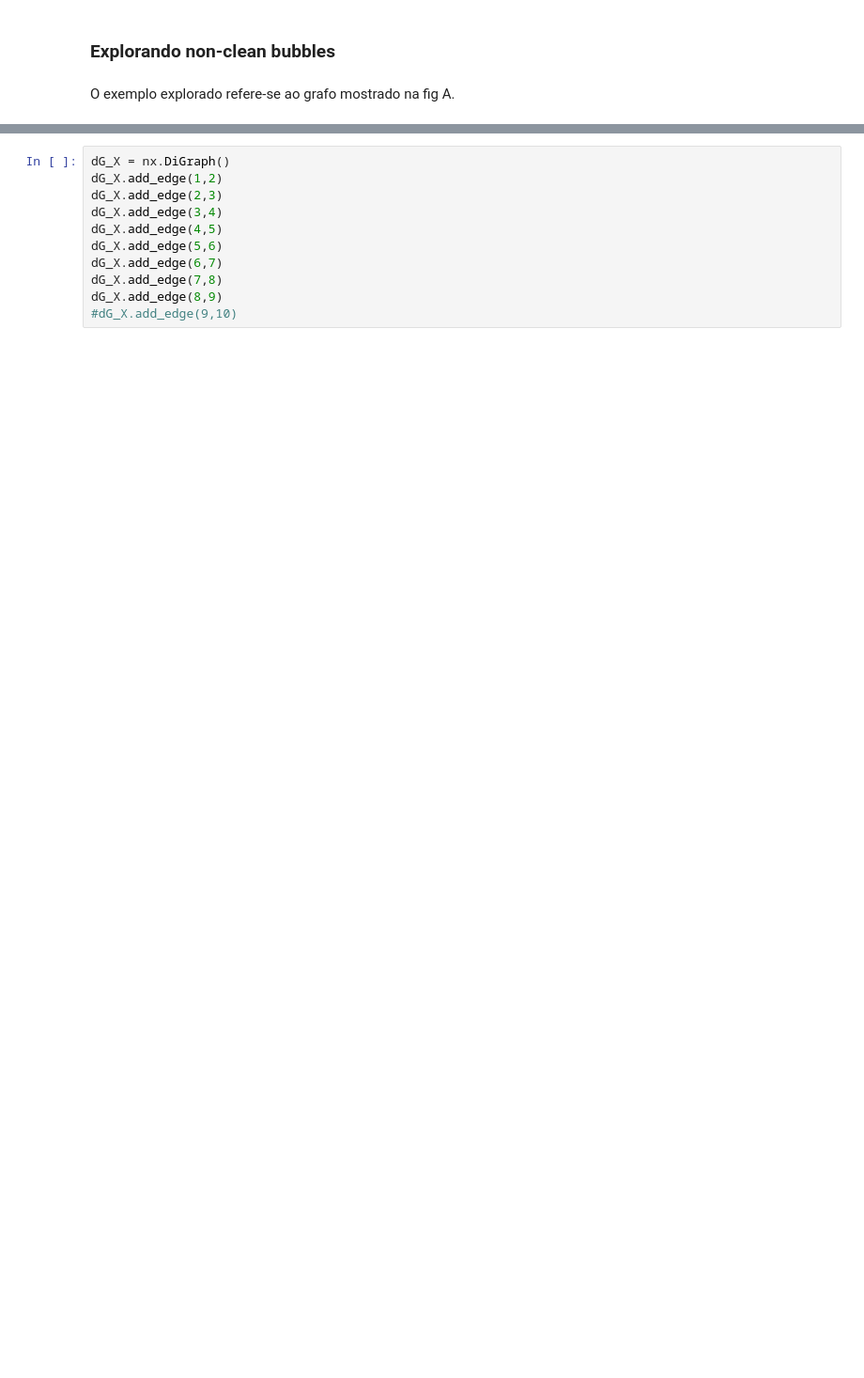
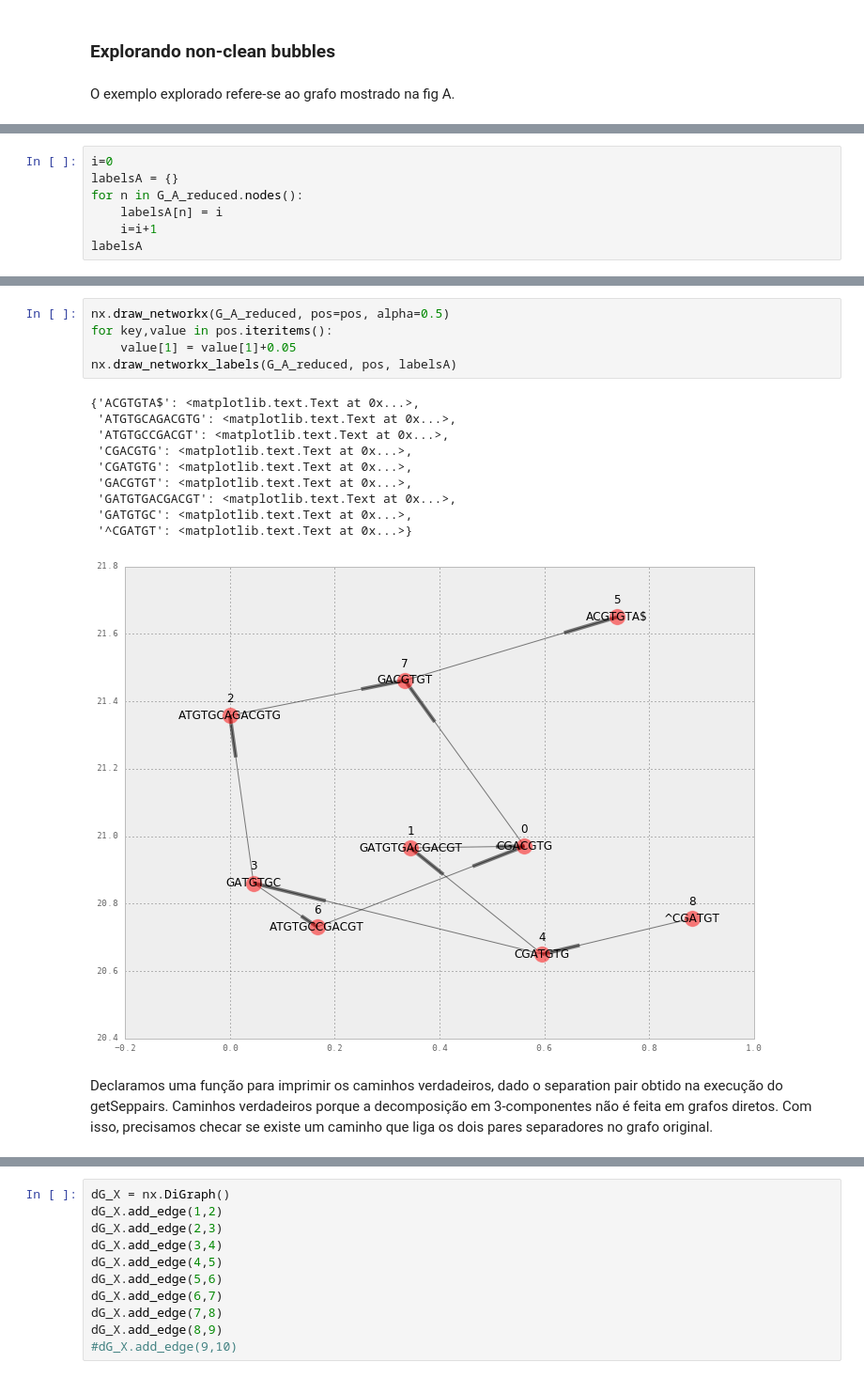
Before and after one commit to rodtheo/entropyDBG, a Jupyter notebook: cdbg.ipynb, the cells around one changed output, grey strips where cells are left out. Shown at 94% size. Saved outputs shown, nothing was run; the diff lists cells and outputs as text; blank space fills up the shorter version.

```diff
--- a/cdbg.ipynb
+++ b/cdbg.ipynb
@@ -1146,0 +1395,7 @@ nx.draw_networkx(G_A, pos=pos)
+# %%
+i=0
+labelsA = {}
+for n in G_A_reduced.nodes():
+    labelsA[n] = i
+    i=i+1
+labelsA
@@ -1146,0 +1422,18 @@ nx.draw_networkx(G_A, pos=pos)
+# %%
+nx.draw_networkx(G_A_reduced, pos=pos, alpha=0.5)
+for key,value in pos.iteritems():
+    value[1] = value[1]+0.05
+nx.draw_networkx_labels(G_A_reduced, pos, labelsA)
+# %% [output]
+{'ACGTGTA$': <matplotlib.text.Text at 0x...>,
+ 'ATGTGCAGACGTG': <matplotlib.text.Text at 0x...>,
+ 'ATGTGCCGACGT': <matplotlib.text.Text at 0x...>,
+ 'CGACGTG': <matplotlib.text.Text at 0x...>,
+ 'CGATGTG': <matplotlib.text.Text at 0x...>,
+ 'GACGTGT': <matplotlib.text.Text at 0x...>,
+ 'GATGTGACGACGT': <matplotlib.text.Text at 0x...>,
+ 'GATGTGC': <matplotlib.text.Text at 0x...>,
+ '^CGATGT': <matplotlib.text.Text at 0x...>}
+[figure, added]
+# %% [markdown]
+Declaramos uma função para imprimir os caminhos verdadeiros, dado o separation pair obtido na execução do getSeppairs. Caminhos verdadeiros porque a decomposição em 3-componentes não é feita em grafos diretos. Com isso, precisamos checar se existe um caminho que liga os dois pares separadores no grafo original.
```
Also changed, not shown: parts of 57 cells of this notebook, 2 other files.
